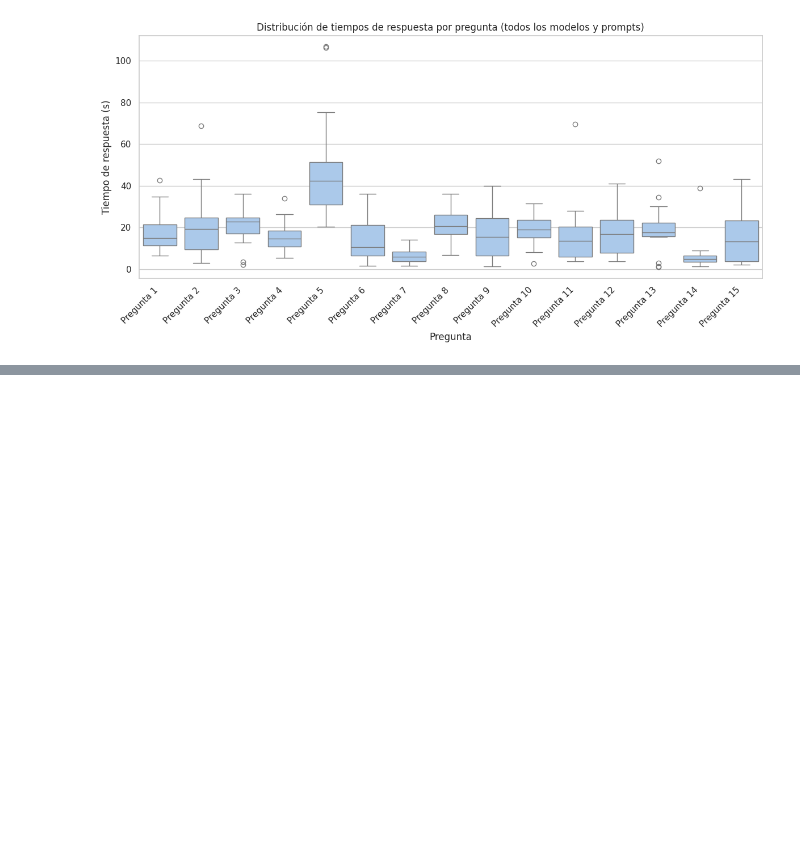
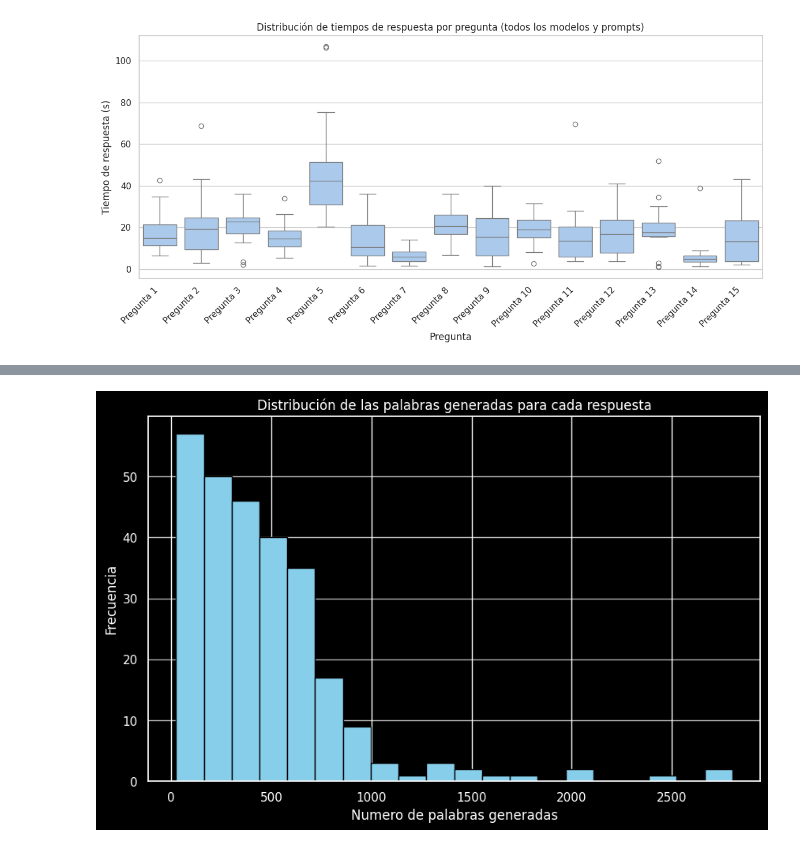
Before and after one commit to lonj22803/Octubre_25, a Jupyter notebook: week_two/evaluation_test/a_resultados.ipynb, the cells around one changed output, grey strips where cells are left out. Cells and saved outputs as stored; diff of their text form; code cells hidden in the pictures; blank space fills up the shorter version.

```diff
--- a/week_two/evaluation_test/a_resultados.ipynb
+++ b/week_two/evaluation_test/a_resultados.ipynb
@@ -340,0 +343,3 @@ plt.show()
+# %%
+df_evaluacion_basica=pd.read_csv("evaluacion_resultados_basica.csv")
+df_evaluacion_basica
@@ -340,0 +360,10 @@ plt.show()
+# %%
+plt.figure(figsize=(10, 6))
+plt.hist(df_evaluacion_basica['Longitud_Respuesta'], bins=20, color='skyblue', edgecolor='black')
+plt.title('Distribución de las palabras generadas para cada respuesta')
+plt.xlabel('Numero de palabras generadas')
+plt.ylabel('Frecuencia')
+plt.grid(axis='y', alpha=0.75)
+plt.show()
+# %% [output]
+[figure, added]
```
Also changed, not shown: parts of 3 cells of this notebook, 2 other files.
